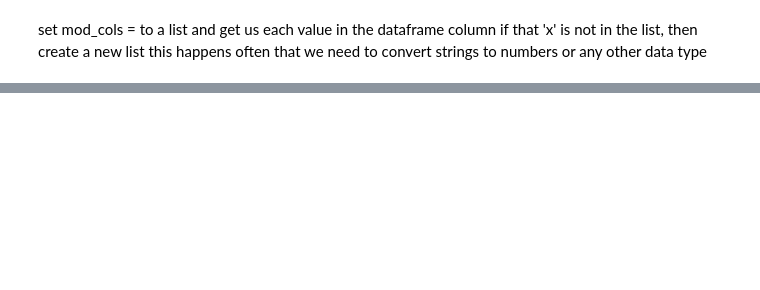
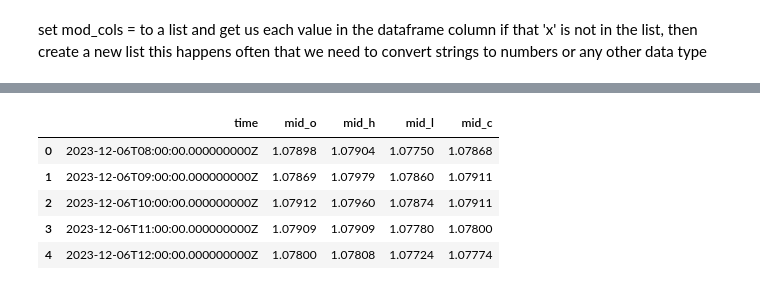
Before and after one commit to Gglasgow09/forexBot, a Jupyter notebook: candle_plot.ipynb, the cells around one changed output, grey strips where cells are left out. Saved outputs shown, nothing was run; the diff lists cells and outputs as text; code cells hidden in the pictures; blank space fills up the shorter version.

```diff
--- a/candle_plot.ipynb
+++ b/candle_plot.ipynb
@@ -106,0 +17,11 @@ df.describe()
+# %%
+df_ma = df[['time', 'mid_o', 'mid_h', 'mid_l', 'mid_c']].copy()
+# %%
+df_ma.head(5)
+# %% [output]
+|  | time | mid_o | mid_h | mid_l | mid_c |
+| 0 | 2023-12-06T08:00:00.000000000Z | 1.07898 | 1.07904 | 1.07750 | 1.07868 |
+| 1 | 2023-12-06T09:00:00.000000000Z | 1.07869 | 1.07979 | 1.07860 | 1.07911 |
+| 2 | 2023-12-06T10:00:00.000000000Z | 1.07912 | 1.07960 | 1.07874 | 1.07911 |
+| 3 | 2023-12-06T11:00:00.000000000Z | 1.07909 | 1.07909 | 1.07780 | 1.07800 |
+| 4 | 2023-12-06T12:00:00.000000000Z | 1.07800 | 1.07808 | 1.07724 | 1.07774 |
```
Also changed, not shown: parts of 15 cells of this notebook.
